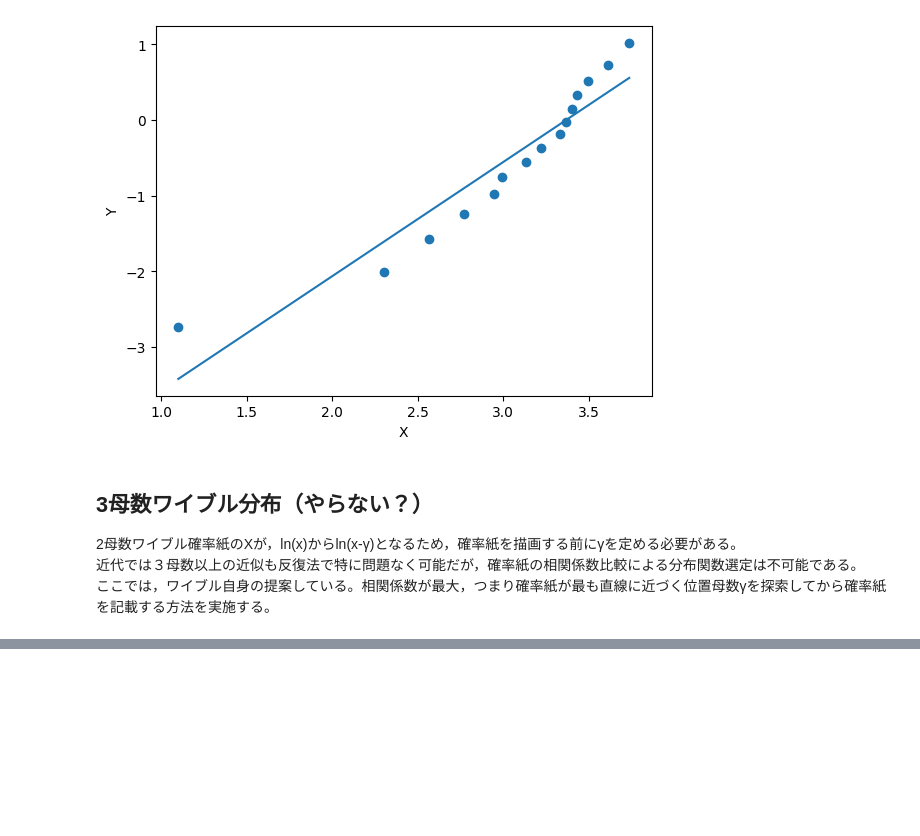
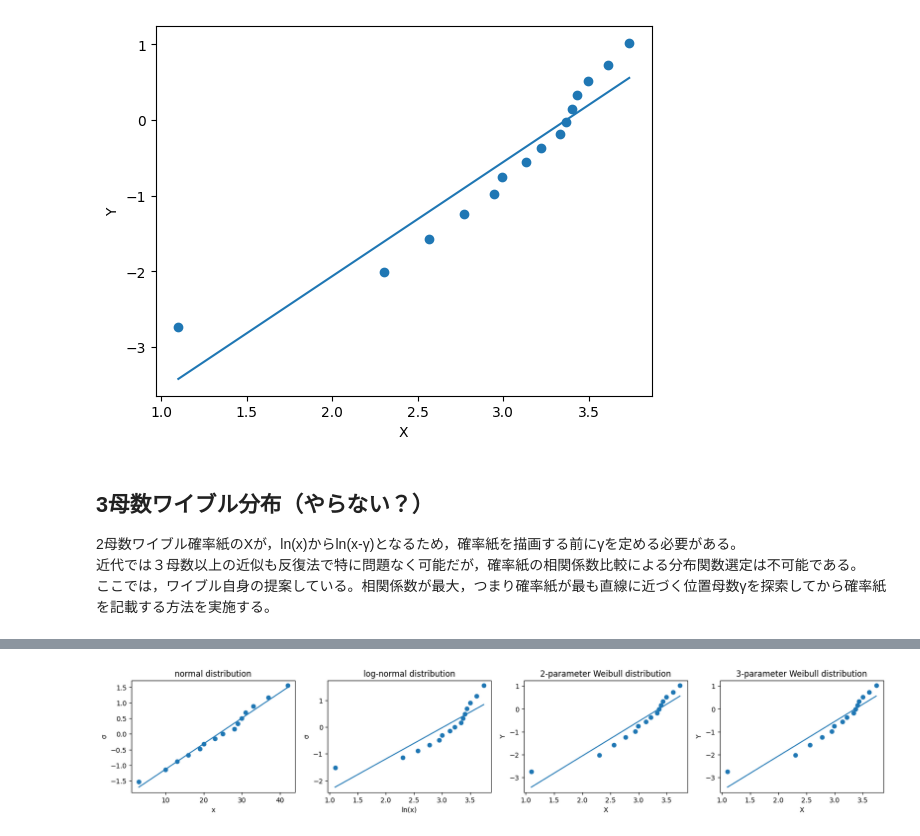
Before and after one commit to yusaku-m/Statistical-Analysis, a Jupyter notebook: 03_ProbabilityPaper.ipynb, the cells around one changed output, grey strips where cells are left out. Saved outputs shown, nothing was run; the diff lists cells and outputs as text; code cells hidden in the pictures; blank space fills up the shorter version.

```diff
--- a/03_ProbabilityPaper.ipynb
+++ b/03_ProbabilityPaper.ipynb
@@ -210,0 +326,95 @@ rmax
+# %%
+import pandas as pd
+import numpy as np
+import matplotlib.pyplot as plt
+dx = 0.005; x = np.arange(-3,3,dx)
+mu    = 0; sigma = 1
+fx = 1/((2*np.pi)**0.5*sigma)*np.exp(-(x-mu)**2/(2*sigma**2))
+Fx = [np.sum(fx[:i]*dx) for i in range(len(fx))]
+
+filepath = "./datas/1st_week_product_service_lifes.csv"
+df = pd.read_csv(filepath)
+
+
+for i in range(1,6):
+    print(df.columns[i])
+    data = np.array(df.iloc[:,[i]]).squeeze()
+    xx = data[~np.isnan(data)] #理論値のxを上書きしないように変数名を変えておく
+    yy = np.arange(1,len(xx)+1) / (len(xx)+1)
+    #ランク法で予測した累積確率yyに対応するσを検索
+    searched_sigma = [x[np.argmin(np.abs(np.array(Fx) - value))] for value in yy]
+
+    plt.figure(figsize=(20,3))
+    #正規確率紙
+    a,b = np.polyfit(xx,searched_sigma,1)
+    r =   np.corrcoef(xx,searched_sigma)[0][1]
+    sigma = 1/a; mu = -b/a
+    print(f"(normal distribution) r: {r}, σ: {sigma}, μ: {mu}")
+    plt.subplot(1,4,1)
+    plt.title("normal distribution")
+    plt.scatter(xx, searched_sigma)
+    fit = a*xx+b
+    plt.plot(xx,fit)
+    plt.xlabel("x"); plt.ylabel("σ")
+
+    #対数正規確率紙
+    lnxx = np.log(xx)
+    a,b = np.polyfit(lnxx,searched_sigma,1)
+    r =   np.corrcoef(lnxx,searched_sigma)[0][1]
+    sigma = 1/a; mu = -b/a
+    print(f"(log-normal distribution) r: {r}, σ: {sigma}, μ: {mu}")
+    plt.subplot(1,4,2)
+    plt.title("log-normal distribution")
+    plt.scatter(lnxx, searched_sigma)
+    fit = a*lnxx+b
+    plt.plot(lnxx,fit)
+    plt.xlabel("ln(x)"); plt.ylabel("σ")
+
+    #2母数ワイブル確率紙
+    Y = np.log(np.log(1/(1-yy)))
+    X = np.log(xx)
+    m,eta = np.polyfit(X,Y,1)
+    r =   np.corrcoef(X,Y)[0][1]
+    print(f"(2-parameter Weibull distribution) r: {r}, m: {m}, η: {eta}")
+    plt.subplot(1,4,3)
+    plt.title("2-parameter Weibull distribution")
+    plt.scatter(X, Y)
+    fit = m*X+eta
+    plt.plot(X,fit)
+    plt.xlabel("X"); plt.ylabel("Y")
+
+    #3母数ワイブル確率紙
+    delta=1; gamma=0
+    best_gamma = gamma
+    X = np.log(xx-gamma); Y = np.log(np.log(1/(1-yy)))
+    r = np.corrcoef(X,Y)[0][1]
+    rmax = r; rbuf = r
+    while True:
+        gamma+=delta
+        if gamma>0 and np.min(xx-gamma)>0:
+            X = np.log(xx-gamma)
+            r = np.corrcoef(X,Y)[0][1]
+        if r > rmax and gamma>0:
+            rmax=r
+            best_gamma = gamma
+        elif r > rbuf:
+            pass
+        else:
+            delta *= -0.1
+            if np.abs(delta) < 1e-6:
+                break
+        rbuf=r
+
+    Y = np.log(np.log(1/(1-yy)))
+    X = np.log(xx-best_gamma)
+    m,eta = np.polyfit(X,Y,1)
+    r =   np.corrcoef(X,Y)[0][1]
+    print(f"(3-parameter Weibull distribution) r: {r}, m: {m}, η: {eta}, γ: {best_gamma}")
+    plt.subplot(1,4,4)
+    plt.title("3-parameter Weibull distribution")
+    plt.scatter(X, Y)
+    fit = m*X+eta
+    plt.plot(X,fit)
+    plt.xlabel("X"); plt.ylabel("Y")
+    plt.show()
+# %% [output]
@@ -210,0 +426 @@ rmax
+[figure, added]
```
Also changed, not shown: parts of 13 cells of this notebook, 2 other files.
